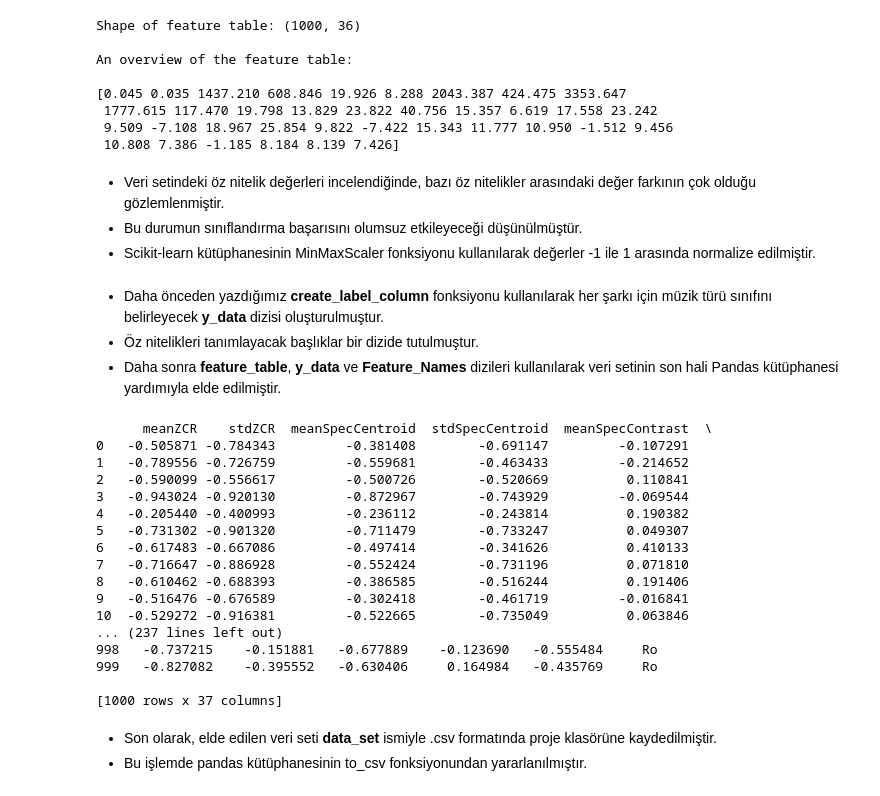
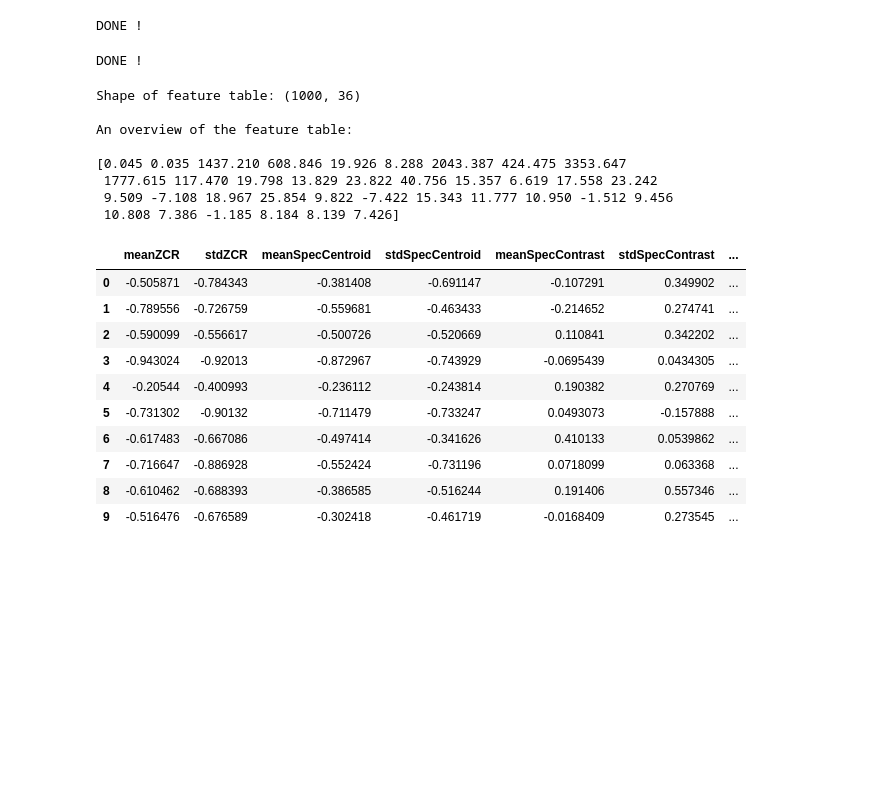
Before and after one commit to alikaratana/Music-Genre-Classification, a Jupyter notebook: create_dataset_as_csv.ipynb, the cells around one changed output. Cells and saved outputs as stored; diff of their text form; code cells hidden in the pictures; blank space fills up the shorter version.

```diff
--- a/create_dataset_as_csv.ipynb
+++ b/create_dataset_as_csv.ipynb
@@ -194 +14,27 @@ DONE !
+# %%
+number_of_songs=config.CreateDataset.Number_of_songs
+number_of_genres=config.CreateDataset.Number_of_genres
+# %%
+sample_rate=config.CreateDataset.Sampling_rate
+songs=[]
+
+for song in path_of_songs:
+    x,sr=librosa.load(song,sr=sample_rate,duration=5.0)
+    songs.append(x)
+
+print("DONE !")
+# %% [output]
+DONE !
+# %%
+extract_features=copy.deepcopy(functions.extract_features)
+
+frame_size=2048
+hop_size=512
+
+features=numpy.array([extract_features(x,sample_rate,frame_size,hop_size) for x in songs])
+
+
+print("DONE !")
+# %% [output]
+DONE !
 # %%
@@ -208,53 +51,37 @@ An overview of the feature table:
  1777.615 117.470 19.798 13.829 23.822 40.756 15.357 6.619 17.558 23.242
  9.509 -7.108 18.967 25.854 9.822 -7.422 15.343 11.777 10.950 -1.512 9.456
  10.808 7.386 -1.185 8.184 8.139 7.426]
-# %% [markdown]
-* Veri setindeki öz nitelik değerleri incelendiğinde, bazı öz nitelikler arasındaki değer farkının çok olduğu gözlemlenmiştir.
-* Bu durumun sınıflandırma başarısını olumsuz etkileyeceği düşünülmüştür.
-* Scikit-learn kütüphanesinin MinMaxScaler fonksiyonu kullanılarak değerler -1 ile 1 arasında normalize edilmiştir.
 # %%
 scaler = sklearn.preprocessing.MinMaxScaler(feature_range=(-1, 1))
-feature_table = scaler.fit_transform(feature_table)
+features = scaler.fit_transform(features)
-# %% [markdown]
-* Daha önceden yazdığımız **create_label_column** fonksiyonu kullanılarak her şarkı için müzik türü sınıfını belirleyecek **y_data** dizisi oluşturulmuştur.
-* Öz nitelikleri tanımlayacak başlıklar bir dizide tutulmuştur.
-* Daha sonra **feature_table**, **y_data** ve **Feature_Names** dizileri kullanılarak veri setinin son hali Pandas kütüphanesi yardımıyla elde edilmiştir.
 # %%
-y_data=create_label_column()
+create_label_column=copy.deepcopy(functions.create_label_column)
+y_data=create_label_column(number_of_songs, number_of_genres)
 
 Feature_Names=['meanZCR','stdZCR','meanSpecCentroid','stdSpecCentroid','meanSpecContrast','stdSpecContrast',
             'meanSpecBandwidth','stdSpecBandwidth','meanSpecRollof','stdSpecRollof',
           'meanMFCC_1','stdMFCC_1','meanMFCC_2','stdMFCC_2','meanMFCC_3','stdMFCC_3',
            'meanMFCC_4','stdMFCC_4','meanMFCC_5','stdMFCC_5','meanMFCC_6','stdMFCC_6',
              'meanMFCC_7','stdMFCC_7','meanMFCC_8','stdMFCC_8','meanMFCC_9','stdMFCC_9',
             'meanMFCC_10','stdMFCC_10','meanMFCC_11','stdMFCC_11','meanMFCC_12','stdMFCC_12',
              'meanMFCC_13','stdMFCC_13'
              ]
 
-data_set=pandas.DataFrame(feature_table,columns=Feature_Names)
+data_set=pandas.DataFrame(features,columns=Feature_Names)
 data_set['Genre']=y_data
 
-print(data_set)
+data_set[:10].style
 # %% [output]
-      meanZCR    stdZCR  meanSpecCentroid  stdSpecCentroid  meanSpecContrast  \
-0   -0.505871 -0.784343         -0.381408        -0.691147         -0.107291
-1   -0.789556 -0.726759         -0.559681        -0.463433         -0.214652
-2   -0.590099 -0.556617         -0.500726        -0.520669          0.110841
-3   -0.943024 -0.920130         -0.872967        -0.743929         -0.069544
-4   -0.205440 -0.400993         -0.236112        -0.243814          0.190382
-5   -0.731302 -0.901320         -0.711479        -0.733247          0.049307
-6   -0.617483 -0.667086         -0.497414        -0.341626          0.410133
-7   -0.716647 -0.886928         -0.552424        -0.731196          0.071810
-8   -0.610462 -0.688393         -0.386585        -0.516244          0.191406
-9   -0.516476 -0.676589         -0.302418        -0.461719         -0.016841
-10  -0.529272 -0.916381         -0.522665        -0.735049          0.063846
-... (237 lines left out)
-998   -0.737215    -0.151881   -0.677889    -0.123690   -0.555484     Ro
-999   -0.827082    -0.395552   -0.630406     0.164984   -0.435769     Ro
-
-[1000 rows x 37 columns]
+|  | meanZCR | stdZCR | meanSpecCentroid | stdSpecCentroid | meanSpecContrast | stdSpecContrast | ... |
+| 0 | -0.505871 | -0.784343 | -0.381408 | -0.691147 | -0.107291 | 0.349902 | ... |
+| 1 | -0.789556 | -0.726759 | -0.559681 | -0.463433 | -0.214652 | 0.274741 | ... |
+| 2 | -0.590099 | -0.556617 | -0.500726 | -0.520669 | 0.110841 | 0.342202 | ... |
+| 3 | -0.943024 | -0.92013 | -0.872967 | -0.743929 | -0.0695439 | 0.0434305 | ... |
+| 4 | -0.20544 | -0.400993 | -0.236112 | -0.243814 | 0.190382 | 0.270769 | ... |
+| 5 | -0.731302 | -0.90132 | -0.711479 | -0.733247 | 0.0493073 | -0.157888 | ... |
+| 6 | -0.617483 | -0.667086 | -0.497414 | -0.341626 | 0.410133 | 0.0539862 | ... |
+| 7 | -0.716647 | -0.886928 | -0.552424 | -0.731196 | 0.0718099 | 0.063368 | ... |
+| 8 | -0.610462 | -0.688393 | -0.386585 | -0.516244 | 0.191406 | 0.557346 | ... |
+| 9 | -0.516476 | -0.676589 | -0.302418 | -0.461719 | -0.0168409 | 0.273545 | ... |
-# %% [markdown]
-* Son olarak, elde edilen veri seti **data_set** ismiyle .csv formatında proje klasörüne kaydedilmiştir.
-* Bu işlemde pandas kütüphanesinin to_csv fonksiyonundan yararlanılmıştır.
 # %%
 data_set.to_csv("data_set.csv",index=False)
```
Also changed, not shown: parts of 23 cells of this notebook, 13 other files.
